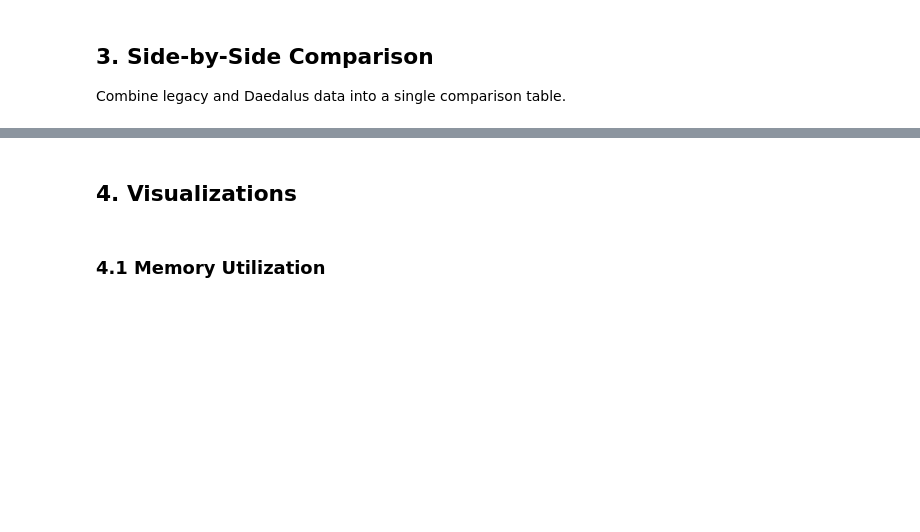
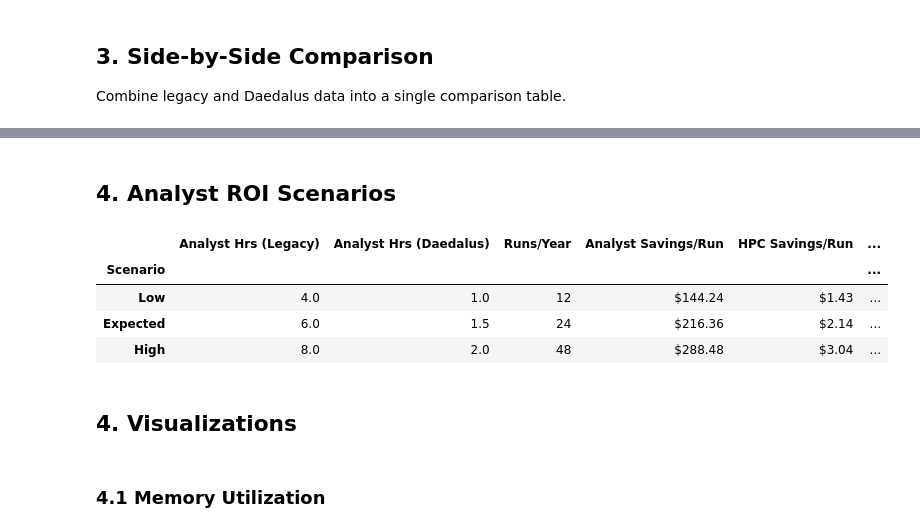
Before and after one commit to stjude-biohackathon/KIDS26-Team15, a Jupyter notebook: deliverables/roi-analysis/roi_analysis_notebook.ipynb, the cells around one changed output, grey strips where cells are left out. Drawn from its saved outputs; the diff is of its cells as text; code cells hidden in the pictures; blank space fills up the shorter version.

```diff
--- a/deliverables/roi-analysis/roi_analysis_notebook.ipynb
+++ b/deliverables/roi-analysis/roi_analysis_notebook.ipynb
@@ -190,6 +190,36 @@ df
 | Integrative (Legacy) | 0.265000 | 10 | 642.0 | 14.095596 | 23.843750 | 960.0 | ... |
 | Integrative (Daedalus) | 0.291111 | 10 | 612.8 | 6.300000 | 10.300000 | 116.0 | ... |
 | Upstream (Daedalus) | 1.135278 | 8 | 3768.4 | 8.500000 | 21.700000 | 36.0 | ... |
+# %% [markdown]
+## 4. Analyst ROI Scenarios
+# %%
+import csv
+
+scenarios = []
+with open('docs/roi_scenarios.csv', 'r') as f:
+    reader = csv.DictReader(f)
+    for row in reader:
+        scenarios.append({
+            'Scenario': row['scenario'].title(),
+            'Analyst Hrs (Legacy)': float(row['legacy_analyst_hours_per_run']),
+            'Analyst Hrs (Daedalus)': float(row['daedalus_analyst_hours_per_run']),
+            'Runs/Year': int(row['runs_per_year']),
+            'Analyst Savings/Run': f"${float(row['analyst_savings_per_run_usd']):.2f}",
+            'HPC Savings/Run': f"${float(row['hpc_savings_per_run_usd']):.2f}",
+            'Annual Savings': f"${float(row['annual_savings_usd']):,.0f}",
+            'Net Benefit': f"${float(row['net_annual_benefit_usd']):,.0f}",
+            'ROI': f"{float(row['roi_pct']):.1f}%",
+            'Payback (runs)': f"{float(row['payback_runs']):.1f}",
+        })
+
+df_scenarios = pd.DataFrame(scenarios).set_index('Scenario')
+df_scenarios
+# %% [output]
+|  | Analyst Hrs (Legacy) | Analyst Hrs (Daedalus) | Runs/Year | Analyst Savings/Run | HPC Savings/Run | ... |
+| Scenario |  |  |  |  |  | ... |
+| Low | 4.0 | 1.0 | 12 | $144.24 | $1.43 | ... |
+| Expected | 6.0 | 1.5 | 24 | $216.36 | $2.14 | ... |
+| High | 8.0 | 2.0 | 48 | $288.48 | $3.04 | ... |
 # %% [markdown]
 ## 4. Visualizations
 # %% [markdown]
```
Also changed, not shown: parts of 7 cells of this notebook, 10 other files.
